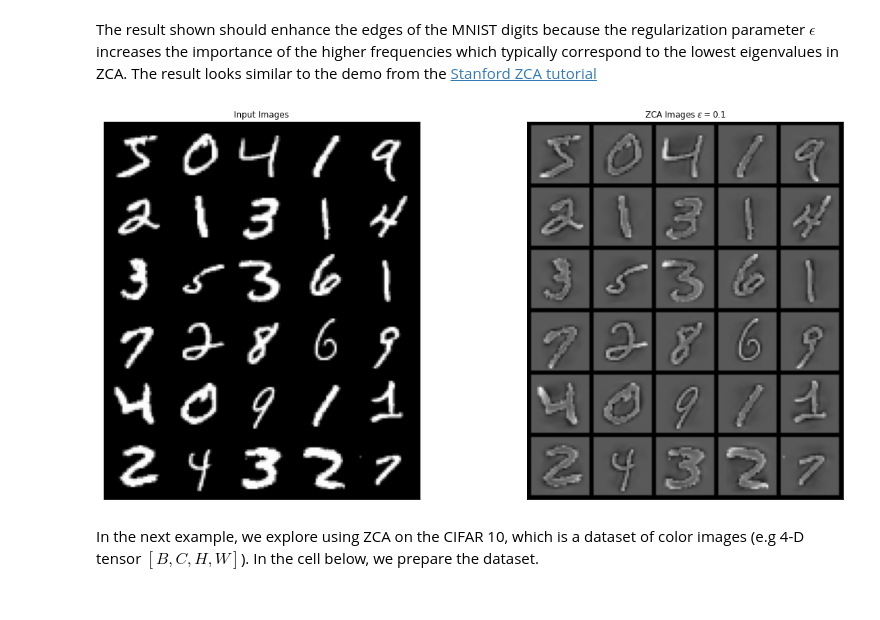
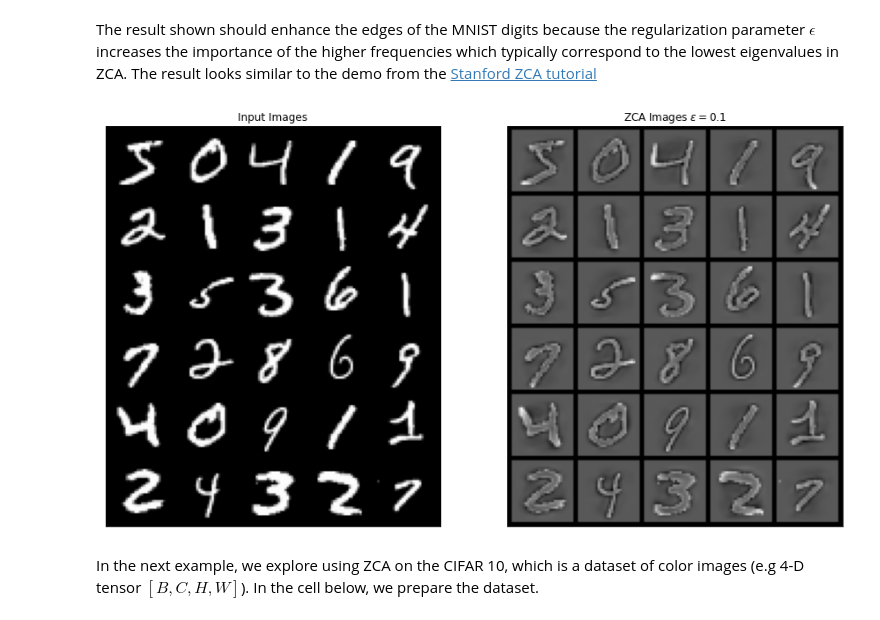
Before and after one commit to kornia/kornia-examples, a Jupyter notebook: zca.ipynb, the cells around one changed output. Drawn from its saved outputs; the diff is of its cells as text; code cells hidden in the pictures.

```diff
--- a/zca.ipynb
+++ b/zca.ipynb
@@ -78,22 +66,22 @@ The result shown should enhance the edges of the MNIST digits because the regula
 # %%
 grid_im = make_grid(images[0:30], nrow=5, normalize=True).cpu().numpy()
 grid_zca = make_grid(images_zca[0:30], nrow=5, normalize=True).cpu().numpy()
 
 
-plt.figure(figsize=(20,10))
+plt.figure(figsize=(15,15))
 plt.subplot(1,2,1)
 plt.imshow(np.transpose(grid_im,[1,2,0]))
 plt.title('Input Images')
 plt.xticks([])
 plt.yticks([])
 plt.subplot(1,2,2)
 plt.imshow(np.transpose(grid_zca,[1,2,0]))
 plt.title(r'ZCA Images $\epsilon = 0.1$')
 plt.xticks([])
 plt.yticks([])
 plt.show()
 # %% [output]
-[figure, old version]
+[figure, new version]
 # %% [markdown]
 In the next example, we explore using ZCA on the CIFAR 10, which is a dataset of color images (e.g 4-D tensor $[B, C, H, W]$). In the cell below, we prepare the dataset.
 # %%
```
Also changed, not shown: parts of 8 cells of this notebook.
